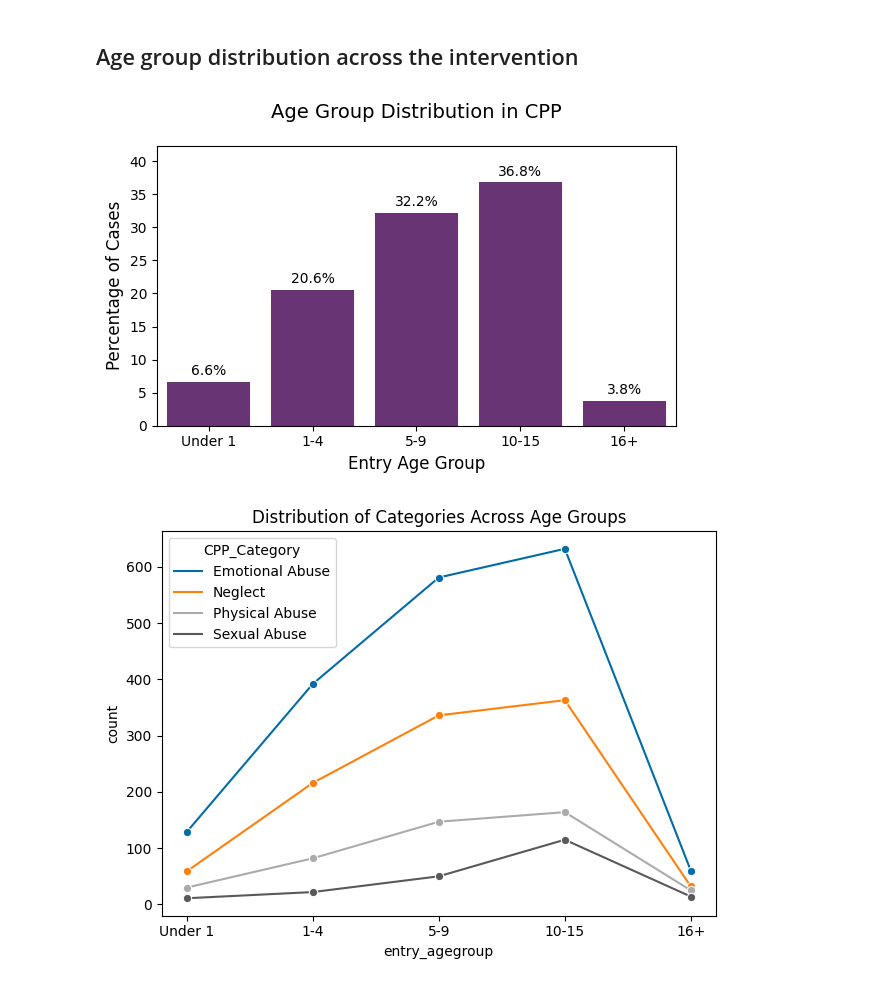
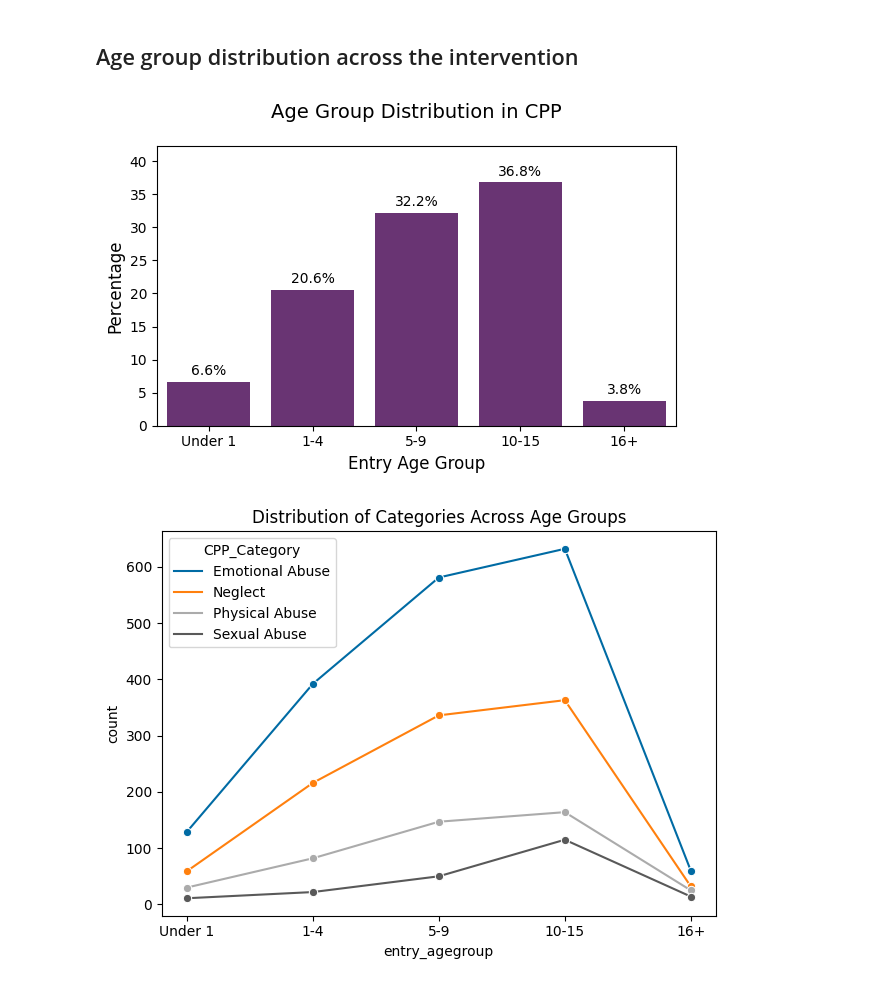
Before and after one commit to ConnectedBradford/CB_2649, a Jupyter notebook: notebooks/cpp_demographic_analysis.ipynb, the cells around one changed output. Cells and saved outputs as stored; diff of their text form; code cells hidden in the pictures.

```diff
--- a/notebooks/cpp_demographic_analysis.ipynb
+++ b/notebooks/cpp_demographic_analysis.ipynb
@@ -697,34 +731,35 @@ plt.show()
 # %%
 # Group Entry Ages
 bins = [0, 1, 4, 9, 15, 16]
 labels = ['Under 1', '1-4', '5-9', '10-15', '16+']
 
 # Create new age group column
 cpp['entry_agegroup'] = pd.cut(cpp['AgeAtEntry'], bins=bins, labels=labels, right=True)
 
 # Calculate percentages
 age_counts = cpp['entry_agegroup'].value_counts(normalize=True).sort_index() * 100
 
 # Plot distribution of entry age group
 plt.figure(figsize=(6, 4))
 ax = sns.barplot(x=age_counts.index, y=age_counts.values, color=color)
 
 # Add percentage labels on each bar
 for i, p in enumerate(ax.patches):
     height = p.get_height()
     ax.text(p.get_x() + p.get_width()/2.,
             height + 1,
             f'{height:.1f}%',
             ha="center", fontsize=10)
 
 plt.title('Age Group Distribution in CPP', fontsize=14, pad=20)
 plt.xlabel('Entry Age Group', fontsize=12)
-plt.ylabel('Percentage of Cases', fontsize=12)
+plt.ylabel('Percentage', fontsize=12)
 plt.ylim(0, max(age_counts.values) * 1.15)
 plt.tight_layout()
+plt.savefig(f'../figs/cpp_entryagegroup_dist.png', dpi=300)
 plt.show()
 # %% [output]
-[figure, old version]
+[figure, new version]
 # %%
 # Category distribution by Age Group
 
```
Also changed, not shown: parts of 2 cells of this notebook, 3 other files.
